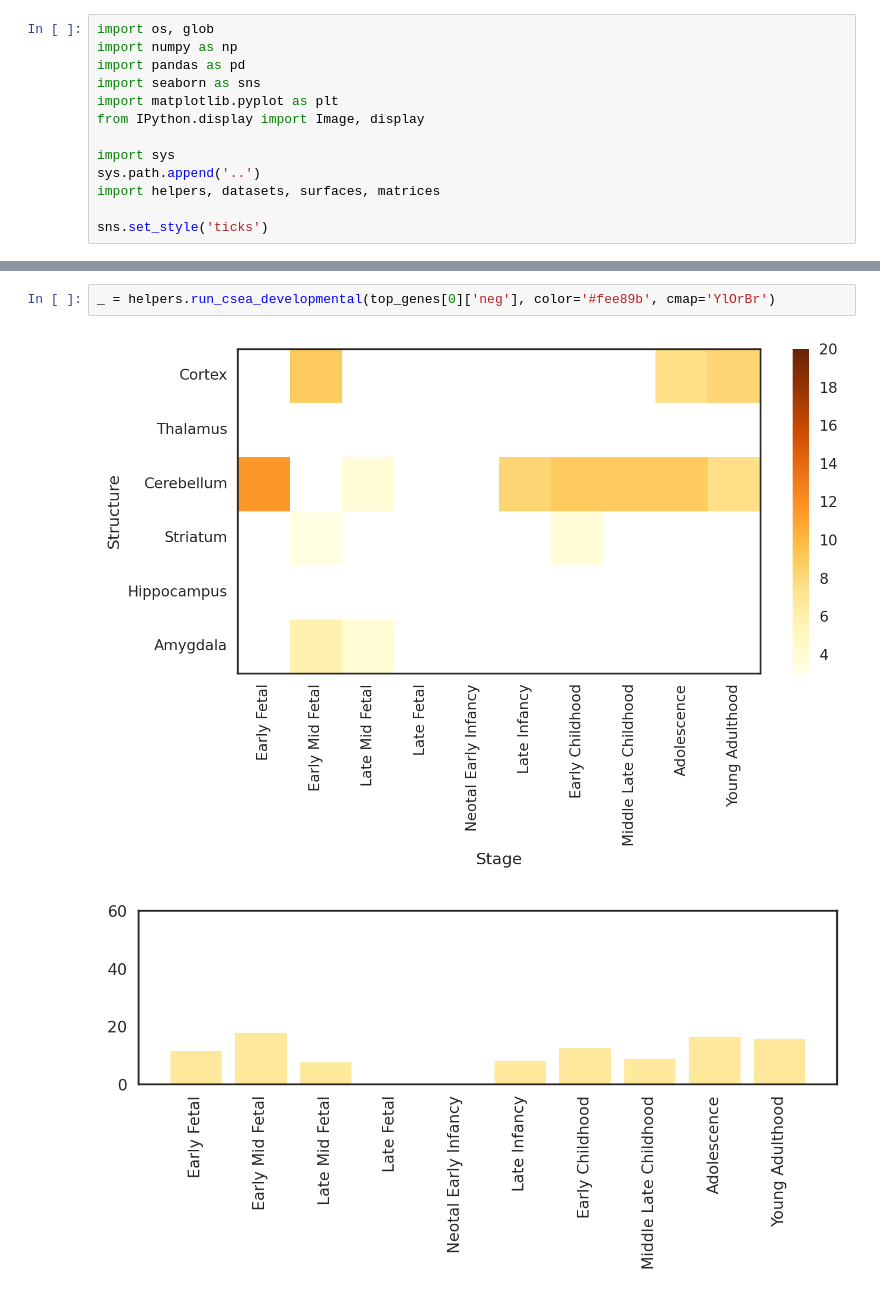
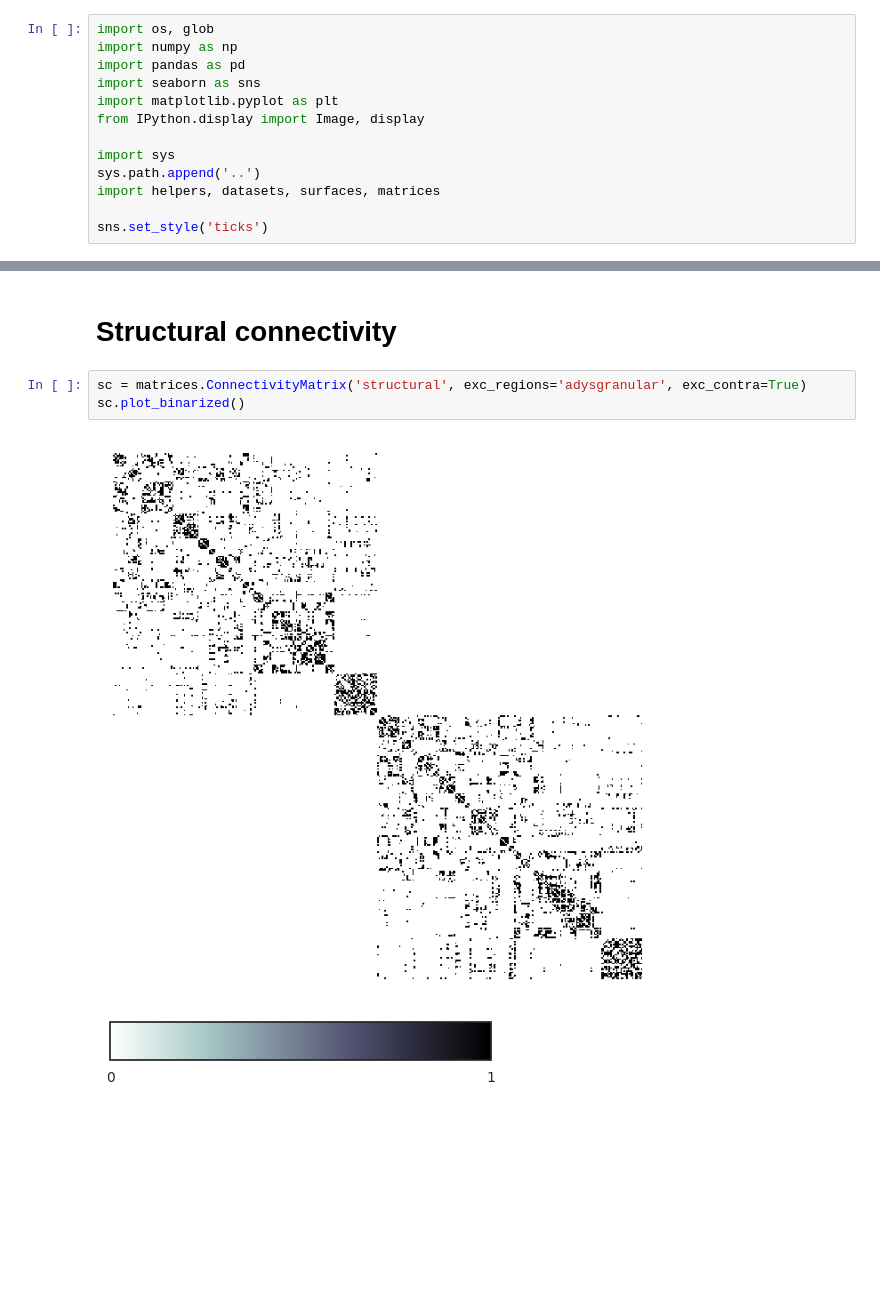
Before and after one commit to amnsbr/laminar_organization, a Jupyter notebook: code/figures/Fig_04.ipynb, the cells around one changed output, grey strips where cells are left out. Saved outputs shown, nothing was run; the diff lists cells and outputs as text; blank space fills up the shorter version.

Commit message:
revision - rearrange figures - intraregional homogeneity - L-R comparison

```diff
--- a/code/figures/Fig_04.ipynb
+++ b/code/figures/Fig_04.ipynb
@@ -115,5 +16,8 @@ helpers.plot_surface(
-# %%
-_ = helpers.run_csea_developmental(top_genes[0]['neg'], color='#fee89b', cmap='YlOrBr')
-# %% [output]
-[figure, removed]
-[figure, removed]
+# %% [markdown]
+# Structural connectivity
+# %%
+sc = matrices.ConnectivityMatrix('structural', exc_regions='adysgranular', exc_contra=True)
+sc.plot_binarized()
+# %% [output]
+[figure, added]
+[figure, added]
```
Also changed, not shown: parts of 35 cells of this notebook, 31 other files.
